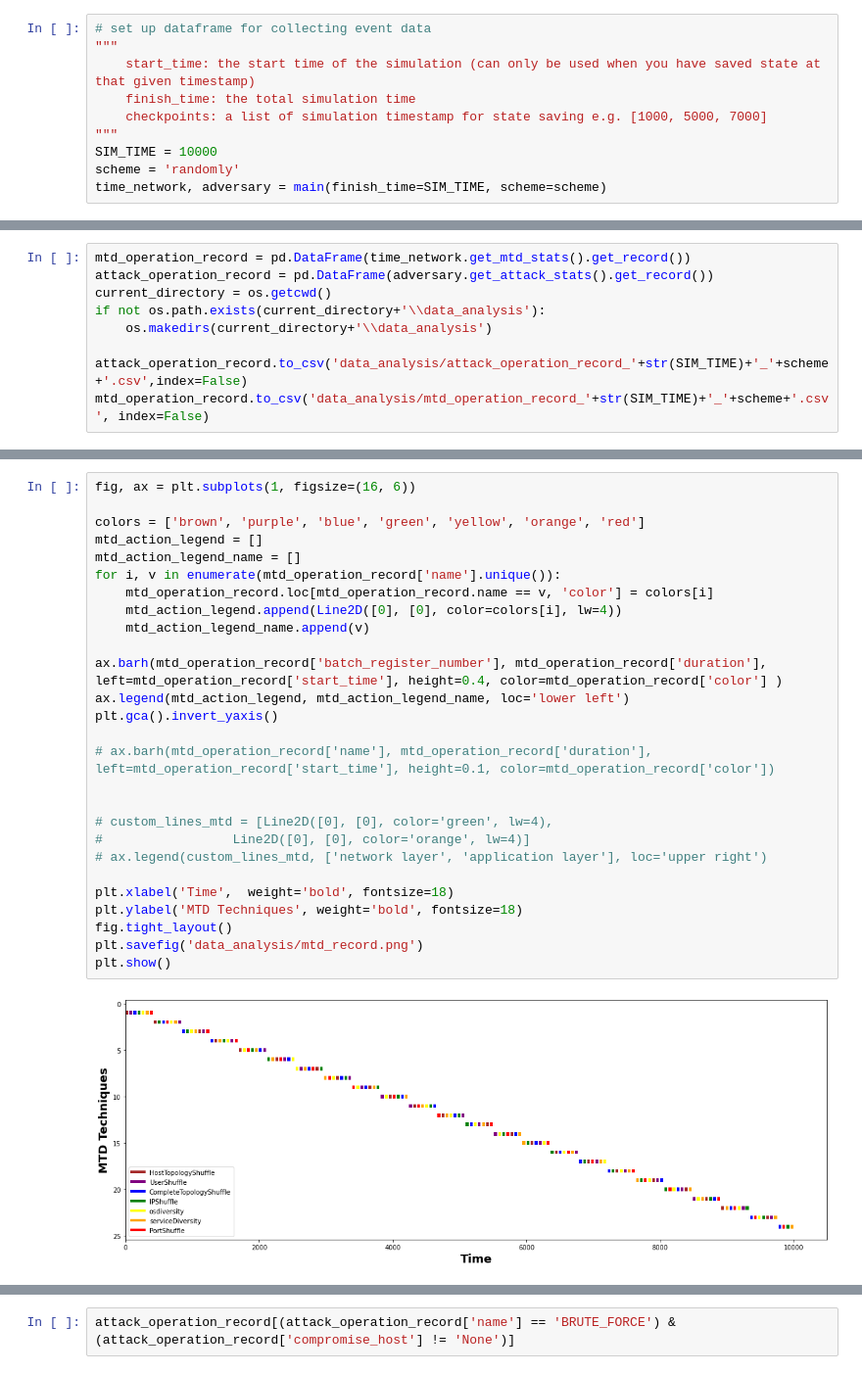
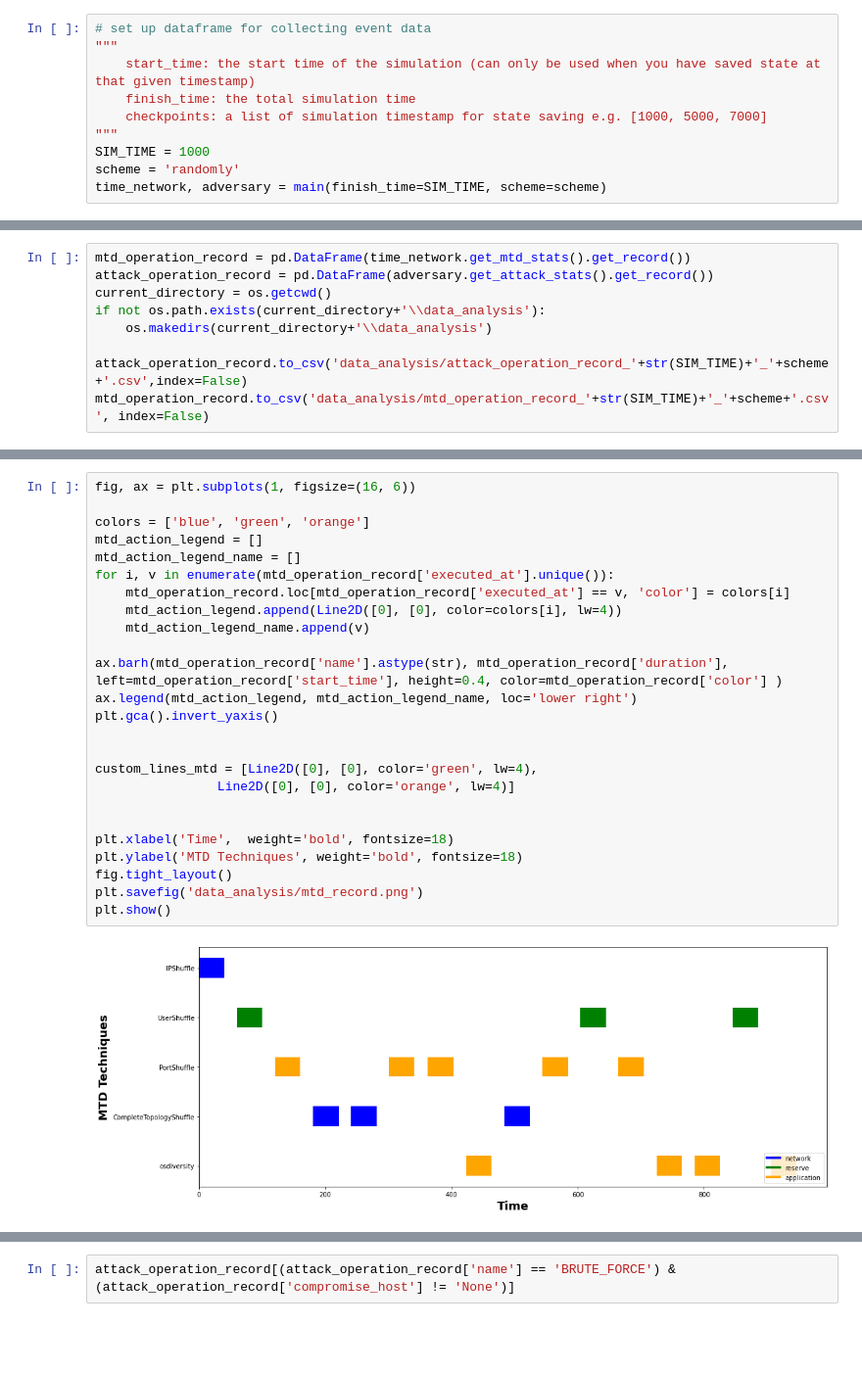
Before and after one commit to yuanyuan2000/MTDGame, a Jupyter notebook: simulation.ipynb, the cells around one changed output, grey strips where cells are left out. Shown at 98% size. Saved outputs shown, nothing was run; the diff lists cells and outputs as text; blank space fills up the shorter version.

```diff
--- a/simulation.ipynb
+++ b/simulation.ipynb
@@ -14,7 +14,7 @@ from matplotlib.lines import Line2D
     finish_time: the total simulation time
     checkpoints: a list of simulation timestamp for state saving e.g. [1000, 5000, 7000]
 """
-SIM_TIME = 10000
+SIM_TIME = 1000
 scheme = 'randomly'
 time_network, adversary = main(finish_time=SIM_TIME, scheme=scheme)
 # %% [output]
@@ -57,32 +57,30 @@ mtd_operation_record.head()
 # %%
 fig, ax = plt.subplots(1, figsize=(16, 6))
 
-colors = ['brown', 'purple', 'blue', 'green', 'yellow', 'orange', 'red']
+colors = ['blue', 'green', 'orange']
 mtd_action_legend = []
 mtd_action_legend_name = []
-for i, v in enumerate(mtd_operation_record['name'].unique()):
-    mtd_operation_record.loc[mtd_operation_record.name == v, 'color'] = colors[i]
+for i, v in enumerate(mtd_operation_record['executed_at'].unique()):
+    mtd_operation_record.loc[mtd_operation_record['executed_at'] == v, 'color'] = colors[i]
     mtd_action_legend.append(Line2D([0], [0], color=colors[i], lw=4))
     mtd_action_legend_name.append(v)
 
-ax.barh(mtd_operation_record['batch_register_number'], mtd_operation_record['duration'], left=mtd_operation_record['start_time'], height=0.4, color=mtd_operation_record['color'] )
-ax.legend(mtd_action_legend, mtd_action_legend_name, loc='lower left')
+ax.barh(mtd_operation_record['name'].astype(str), mtd_operation_record['duration'], left=mtd_operation_record['start_time'], height=0.4, color=mtd_operation_record['color'] )
+ax.legend(mtd_action_legend, mtd_action_legend_name, loc='lower right')
 plt.gca().invert_yaxis()
 
-# ax.barh(mtd_operation_record['name'], mtd_operation_record['duration'], left=mtd_operation_record['start_time'], height=0.1, color=mtd_operation_record['color'])
 
+custom_lines_mtd = [Line2D([0], [0], color='green', lw=4),
+                Line2D([0], [0], color='orange', lw=4)]
 
-# custom_lines_mtd = [Line2D([0], [0], color='green', lw=4),
-#                 Line2D([0], [0], color='orange', lw=4)]
-# ax.legend(custom_lines_mtd, ['network layer', 'application layer'], loc='upper right')
 
 plt.xlabel('Time',  weight='bold', fontsize=18)
 plt.ylabel('MTD Techniques', weight='bold', fontsize=18)
 fig.tight_layout()
 plt.savefig('data_analysis/mtd_record.png')
 plt.show()
 # %% [output]
-[figure, old version]
+[figure, new version]
 # %%
 attack_operation_record.head()
 # %% [output]
```
Also changed, not shown: parts of 7 cells of this notebook, 18 other files.
